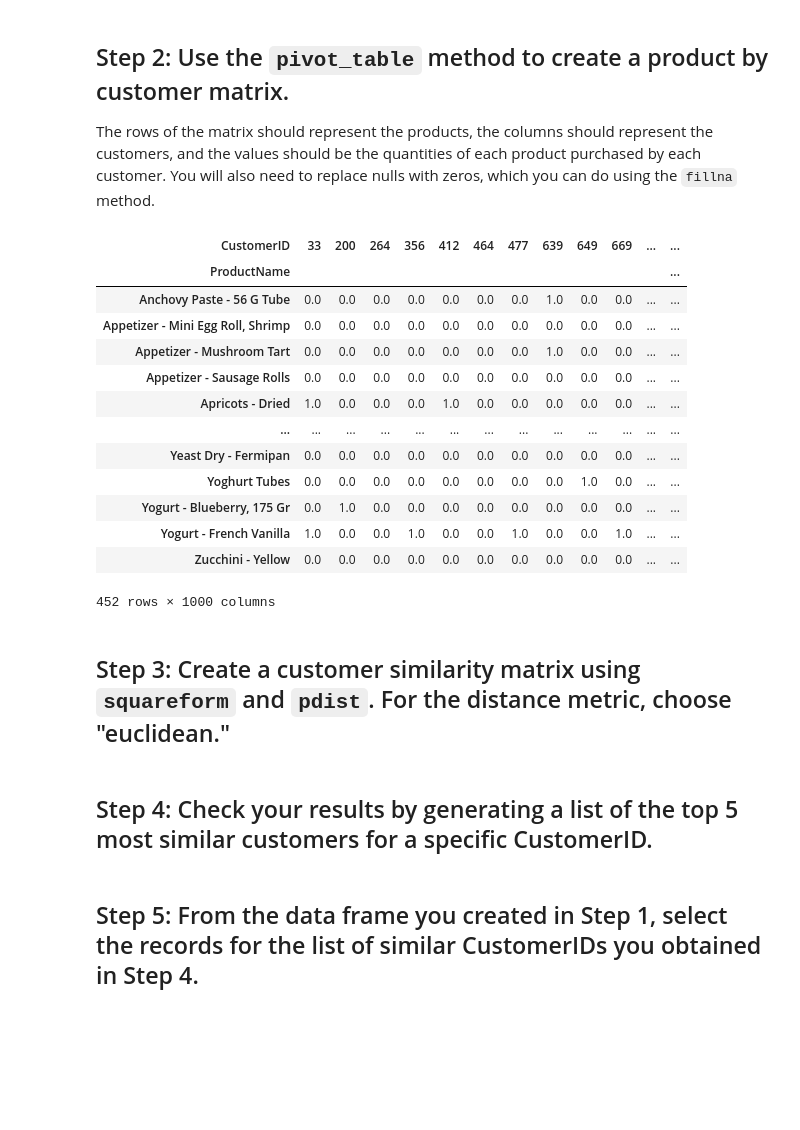
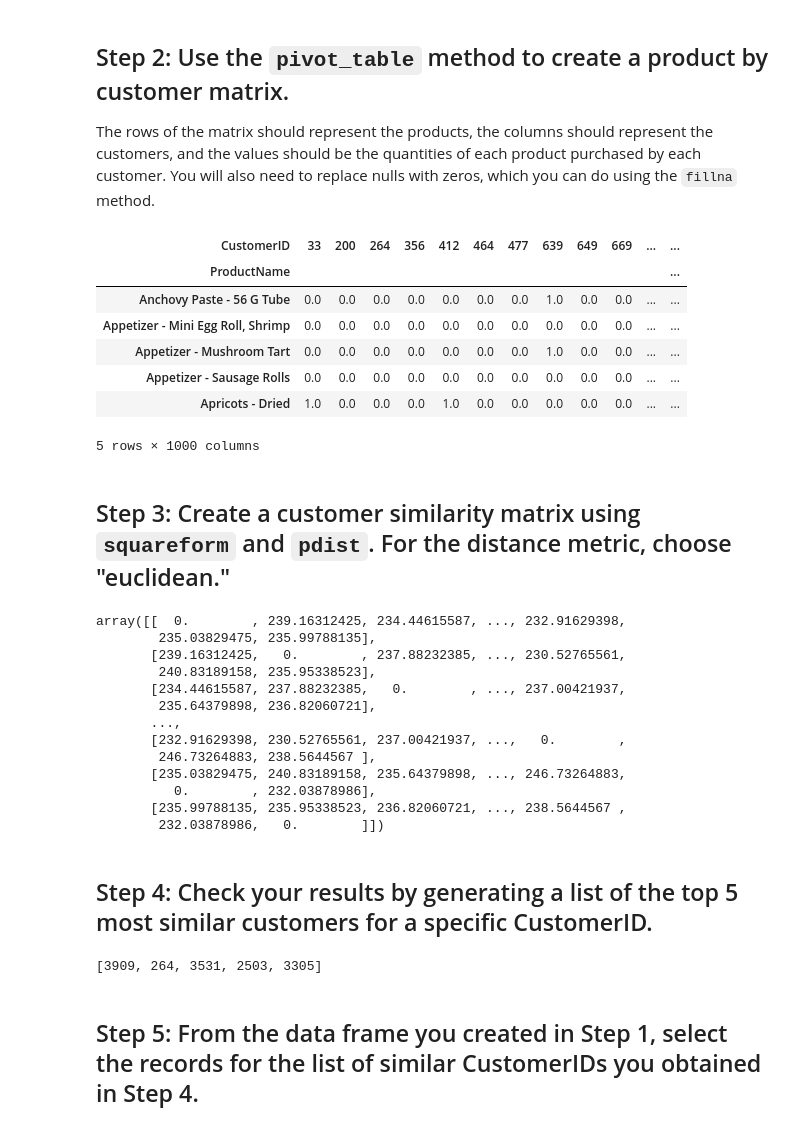
Before and after one commit to luisgzaparolli/Ironhack, a Jupyter notebook: Labs/Week 7/3. Recommender-Systems/your-code/main.ipynb, the cells around one changed output. Drawn from its saved outputs; the diff is of its cells as text; code cells hidden in the pictures; blank space fills up the shorter version.

```diff
--- a/Labs/Week 7/3. Recommender-Systems/your-code/main.ipynb
+++ b/Labs/Week 7/3. Recommender-Systems/your-code/main.ipynb
@@ -43,21 +45,17 @@ Name: Quantity, Length: 63628, dtype: int64
 
 The rows of the matrix should represent the products, the columns should represent the customers, and the values should be the quantities of each product purchased by each customer. You will also need to replace nulls with zeros, which you can do using the `fillna` method.
 # %%
-pd.pivot_table(data, index= 'ProductName', values = 'Quantity', columns = 'CustomerID').fillna(value = 0)
+pivot_data = pd.pivot_table(data, index= 'ProductName', values = 'Quantity', columns = 'CustomerID').fillna(value = 0)
-# %% [output]
-| CustomerID | 33 | 200 | 264 | 356 | 412 | 464 | 477 | 639 | 649 | 669 | ... | ... |
-| ProductName |  |  |  |  |  |  |  |  |  |  |  | ... |
-| Anchovy Paste - 56 G Tube | 0.0 | 0.0 | 0.0 | 0.0 | 0.0 | 0.0 | 0.0 | 1.0 | 0.0 | 0.0 | ... | ... |
-| Appetizer - Mini Egg Roll, Shrimp | 0.0 | 0.0 | 0.0 | 0.0 | 0.0 | 0.0 | 0.0 | 0.0 | 0.0 | 0.0 | ... | ... |
-| Appetizer - Mushroom Tart | 0.0 | 0.0 | 0.0 | 0.0 | 0.0 | 0.0 | 0.0 | 1.0 | 0.0 | 0.0 | ... | ... |
-| Appetizer - Sausage Rolls | 0.0 | 0.0 | 0.0 | 0.0 | 0.0 | 0.0 | 0.0 | 0.0 | 0.0 | 0.0 | ... | ... |
-| Apricots - Dried | 1.0 | 0.0 | 0.0 | 0.0 | 1.0 | 0.0 | 0.0 | 0.0 | 0.0 | 0.0 | ... | ... |
-| ... | ... | ... | ... | ... | ... | ... | ... | ... | ... | ... | ... | ... |
-| Yeast Dry - Fermipan | 0.0 | 0.0 | 0.0 | 0.0 | 0.0 | 0.0 | 0.0 | 0.0 | 0.0 | 0.0 | ... | ... |
-| Yoghurt Tubes | 0.0 | 0.0 | 0.0 | 0.0 | 0.0 | 0.0 | 0.0 | 0.0 | 1.0 | 0.0 | ... | ... |
-| Yogurt - Blueberry, 175 Gr | 0.0 | 1.0 | 0.0 | 0.0 | 0.0 | 0.0 | 0.0 | 0.0 | 0.0 | 0.0 | ... | ... |
-| Yogurt - French Vanilla | 1.0 | 0.0 | 0.0 | 1.0 | 0.0 | 0.0 | 1.0 | 0.0 | 0.0 | 1.0 | ... | ... |
-| Zucchini - Yellow | 0.0 | 0.0 | 0.0 | 0.0 | 0.0 | 0.0 | 0.0 | 0.0 | 0.0 | 0.0 | ... | ... |
-452 rows × 1000 columns
+# %%
+pivot_data.head()
+# %% [output]
+| CustomerID | 33 | 200 | 264 | 356 | 412 | 464 | 477 | 639 | 649 | 669 | ... | ... |
+| ProductName |  |  |  |  |  |  |  |  |  |  |  | ... |
+| Anchovy Paste - 56 G Tube | 0.0 | 0.0 | 0.0 | 0.0 | 0.0 | 0.0 | 0.0 | 1.0 | 0.0 | 0.0 | ... | ... |
+| Appetizer - Mini Egg Roll, Shrimp | 0.0 | 0.0 | 0.0 | 0.0 | 0.0 | 0.0 | 0.0 | 0.0 | 0.0 | 0.0 | ... | ... |
+| Appetizer - Mushroom Tart | 0.0 | 0.0 | 0.0 | 0.0 | 0.0 | 0.0 | 0.0 | 1.0 | 0.0 | 0.0 | ... | ... |
+| Appetizer - Sausage Rolls | 0.0 | 0.0 | 0.0 | 0.0 | 0.0 | 0.0 | 0.0 | 0.0 | 0.0 | 0.0 | ... | ... |
+| Apricots - Dried | 1.0 | 0.0 | 0.0 | 0.0 | 1.0 | 0.0 | 0.0 | 0.0 | 0.0 | 0.0 | ... | ... |
+5 rows × 1000 columns
 # %% [markdown]
 ## Step 3: Create a customer similarity matrix using `squareform` and `pdist`. For the distance metric, choose "euclidean."
@@ -66,4 +64,26 @@ squareform()
+# %%
+pdist_data
+# %% [output]
+array([[  0.        , 239.16312425, 234.44615587, ..., 232.91629398,
+        235.03829475, 235.99788135],
+       [239.16312425,   0.        , 237.88232385, ..., 230.52765561,
+        240.83189158, 235.95338523],
+       [234.44615587, 237.88232385,   0.        , ..., 237.00421937,
+        235.64379898, 236.82060721],
+       ...,
+       [232.91629398, 230.52765561, 237.00421937, ...,   0.        ,
+        246.73264883, 238.5644567 ],
+       [235.03829475, 240.83189158, 235.64379898, ..., 246.73264883,
+          0.        , 232.03878986],
+       [235.99788135, 235.95338523, 236.82060721, ..., 238.5644567 ,
+        232.03878986,   0.        ]])
 # %% [markdown]
 ## Step 4: Check your results by generating a list of the top 5 most similar customers for a specific CustomerID.
+# %%
+distances = pd.DataFrame(((1 + squareform(pdist(pivot_data.T, 'euclidean')))**-1),columns=pivot_data.columns,index=pivot_data.columns)
+top5_customer = list((distances[33].sort_values(ascending=False).reset_index()).iloc[1:6,0])
+top5_customer
+# %% [output]
+[3909, 264, 3531, 2503, 3305]
 # %% [markdown]
 ## Step 5: From the data frame you created in Step 1, select the records for the list of similar CustomerIDs you obtained in Step 4.
```
Also changed, not shown: parts of 9 cells of this notebook, 5 other files.
